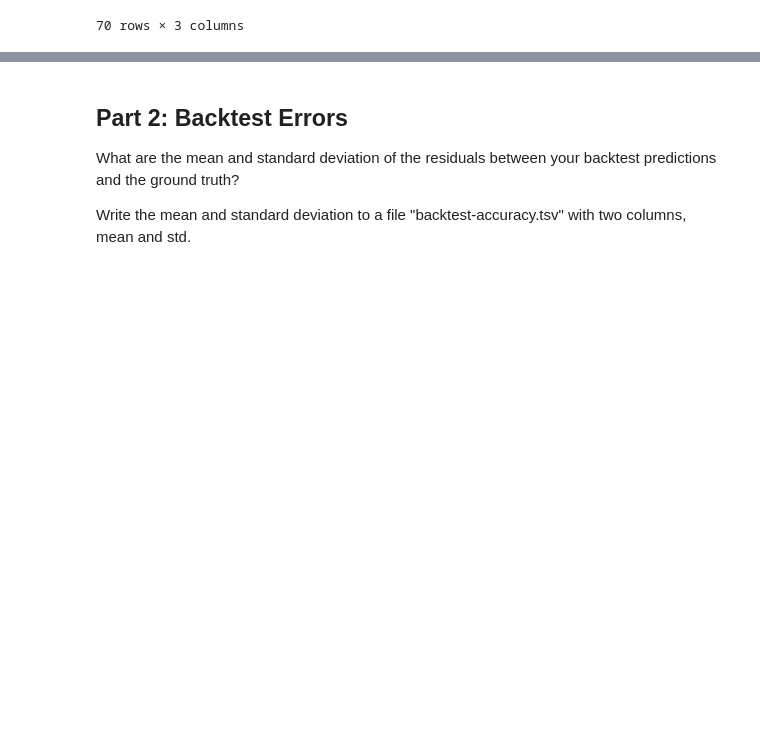
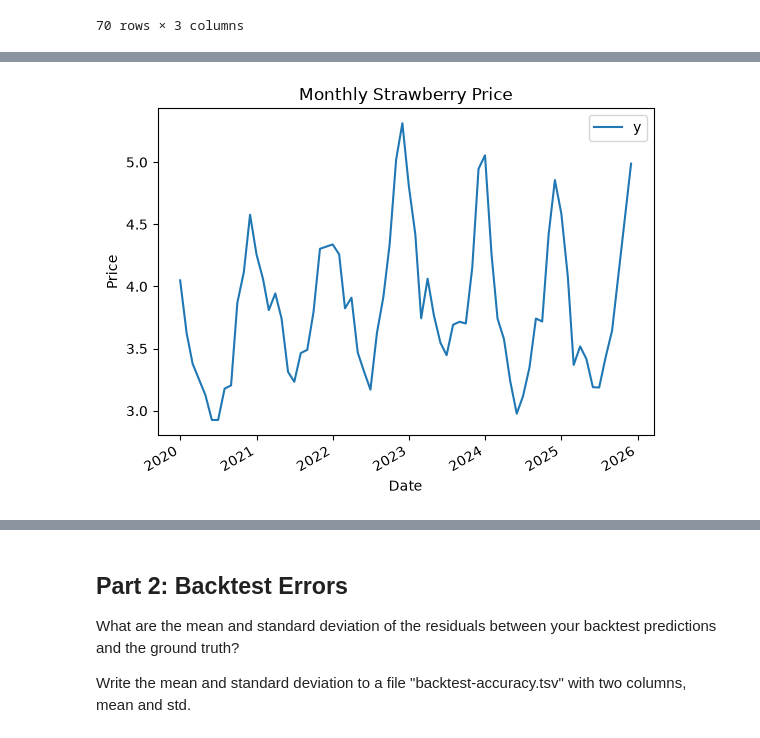
Before and after one commit to calebhadley1/AI_in_the_Field_Coursework, a Jupyter notebook: Week 2/dx704-project-02.ipynb, the cells around one changed output, grey strips where cells are left out. Cells and saved outputs as stored; diff of their text form; code cells hidden in the pictures; blank space fills up the shorter version.

```diff
--- a/Week 2/dx704-project-02.ipynb
+++ b/Week 2/dx704-project-02.ipynb
@@ -175,0 +162,6 @@ XGBRegressor(base_score=None, booster=None, callbacks=None,
+# %%
+# Rename for Prophet
+# prophet_df = df_encoded.rename(mapper={"remainder__month_datetime": "ds", "remainder__price": "y"}, axis=1)
+prophet_df = df.rename(mapper={"month_datetime": "ds", "price": "y"}, axis=1)
+prophet_df.drop(columns='month', inplace=True)
+prophet_df
@@ -175,0 +182,8 @@ XGBRegressor(base_score=None, booster=None, callbacks=None,
+# %%
+prophet_df.set_index("ds").plot();
+plt.title("Monthly Strawberry Price")
+plt.xlabel("Date")
+plt.ylabel("Price")
+None
+# %% [output]
+[figure, added]
```
Also changed, not shown: parts of 33 cells of this notebook, 2 other files.
